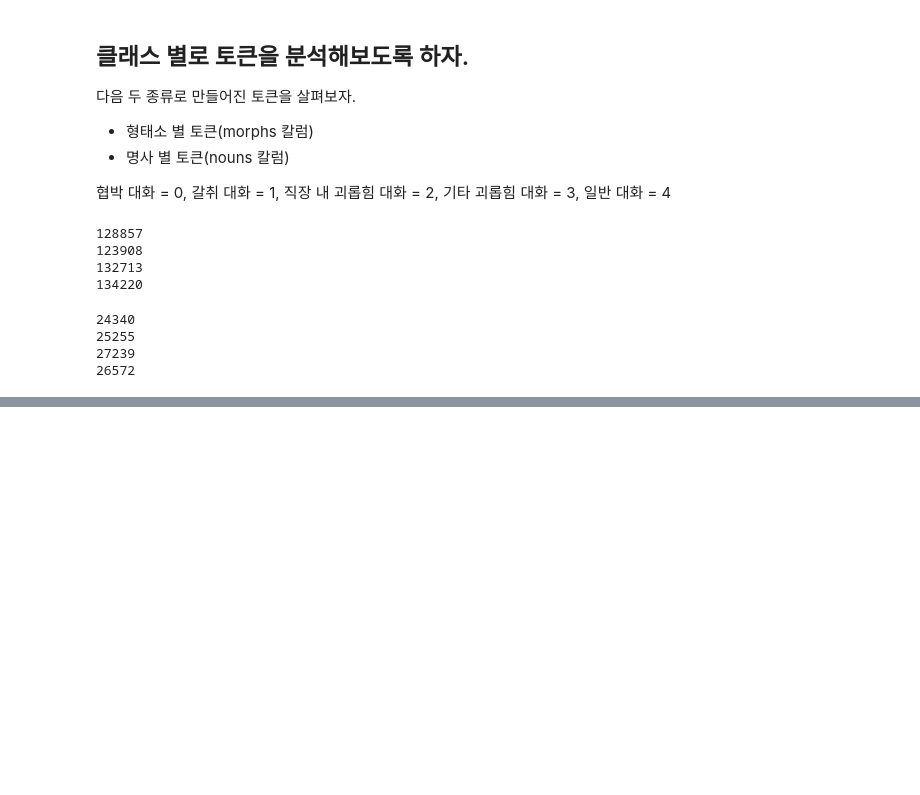
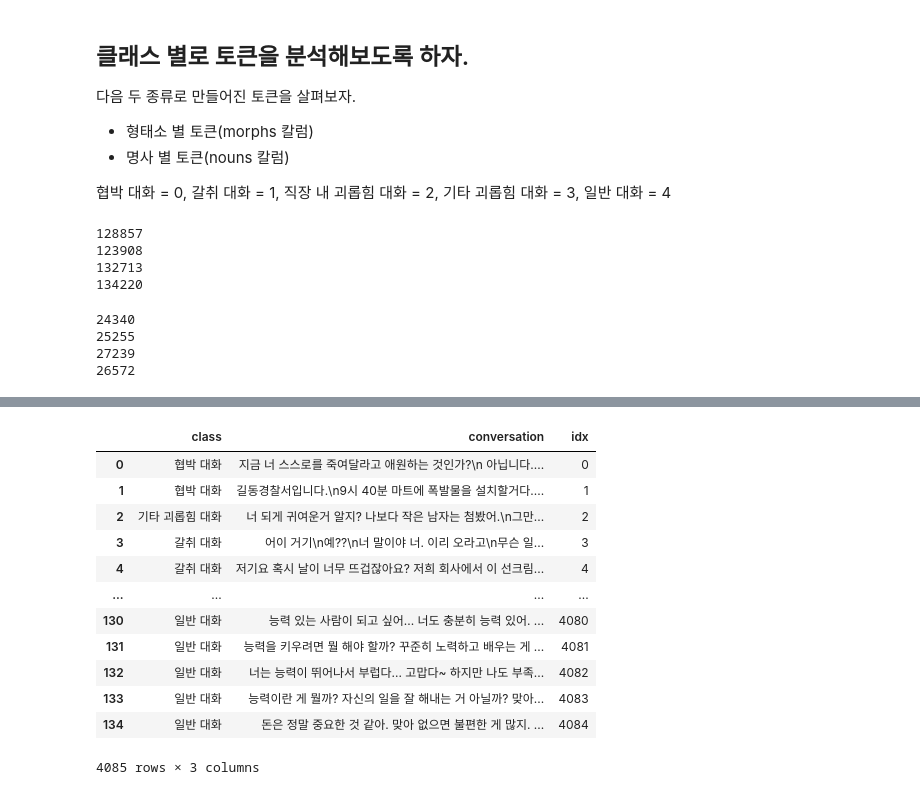
Before and after one commit to paranoidandroid2124/AIFFEL_DLthon, a Jupyter notebook: kimcj/token-analysis.ipynb, the cells around one changed output, grey strips where cells are left out. Saved outputs shown, nothing was run; the diff lists cells and outputs as text; code cells hidden in the pictures; blank space fills up the shorter version.

```diff
--- a/kimcj/token-analysis.ipynb
+++ b/kimcj/token-analysis.ipynb
@@ -164,0 +682,11 @@ Counter({'거': 642, '야': 612, '나': 566, '너': 529, '뭐': 424, '말': 403,
+# %%
+# general conversation 전처리하기
+concat_conv = []
+for conversation in general_conversation:
+    dl = ""
+    for sentence in conversation:
+        dl += sentence
+        dl += " "
+    dl = dl.replace(',', '')
+    concat_conv.append([dl])
+concat_conv[:10]
@@ -164,0 +704,5 @@ Counter({'거': 642, '야': 612, '나': 566, '너': 529, '뭐': 424, '말': 403,
+# %%
+# 원본 train data 불러오기
+df = pd.read_csv(data_dir + '/train.csv')
+df.drop(columns=['idx'], inplace=True, axis=1)
+df.info()
@@ -164,0 +719,6 @@ Counter({'거': 642, '야': 612, '나': 566, '너': 529, '뭐': 424, '말': 403,
+# %%
+conv_df = pd.DataFrame(concat_conv, columns=['conversation'])
+conv_df['class'] = '일반 대화'
+# %%
+merged = pd.concat([df, conv_df])
+merged
@@ -164,0 +739,18 @@ Counter({'거': 642, '야': 612, '나': 566, '너': 529, '뭐': 424, '말': 403,
+# %%
+# add idx column
+merged['idx'] = range(len(merged))
+merged
+# %% [output]
+|  | class | conversation | idx |
+| 0 | 협박 대화 | 지금 너 스스로를 죽여달라고 애원하는 것인가?\n 아닙니다.... | 0 |
+| 1 | 협박 대화 | 길동경찰서입니다.\n9시 40분 마트에 폭발물을 설치할거다.... | 1 |
+| 2 | 기타 괴롭힘 대화 | 너 되게 귀여운거 알지? 나보다 작은 남자는 첨봤어.\n그만... | 2 |
+| 3 | 갈취 대화 | 어이 거기\n예??\n너 말이야 너. 이리 오라고\n무슨 일... | 3 |
+| 4 | 갈취 대화 | 저기요 혹시 날이 너무 뜨겁잖아요? 저희 회사에서 이 선크림... | 4 |
+| ... | ... | ... | ... |
+| 130 | 일반 대화 | 능력 있는 사람이 되고 싶어... 너도 충분히 능력 있어. ... | 4080 |
+| 131 | 일반 대화 | 능력을 키우려면 뭘 해야 할까? 꾸준히 노력하고 배우는 게 ... | 4081 |
+| 132 | 일반 대화 | 너는 능력이 뛰어나서 부럽다... 고맙다~ 하지만 나도 부족... | 4082 |
+| 133 | 일반 대화 | 능력이란 게 뭘까? 자신의 일을 잘 해내는 거 아닐까? 맞아... | 4083 |
+| 134 | 일반 대화 | 돈은 정말 중요한 것 같아. 맞아 없으면 불편한 게 많지. ... | 4084 |
+4085 rows × 3 columns
```
Also changed, not shown: parts of 21 cells of this notebook, 4 other files.
